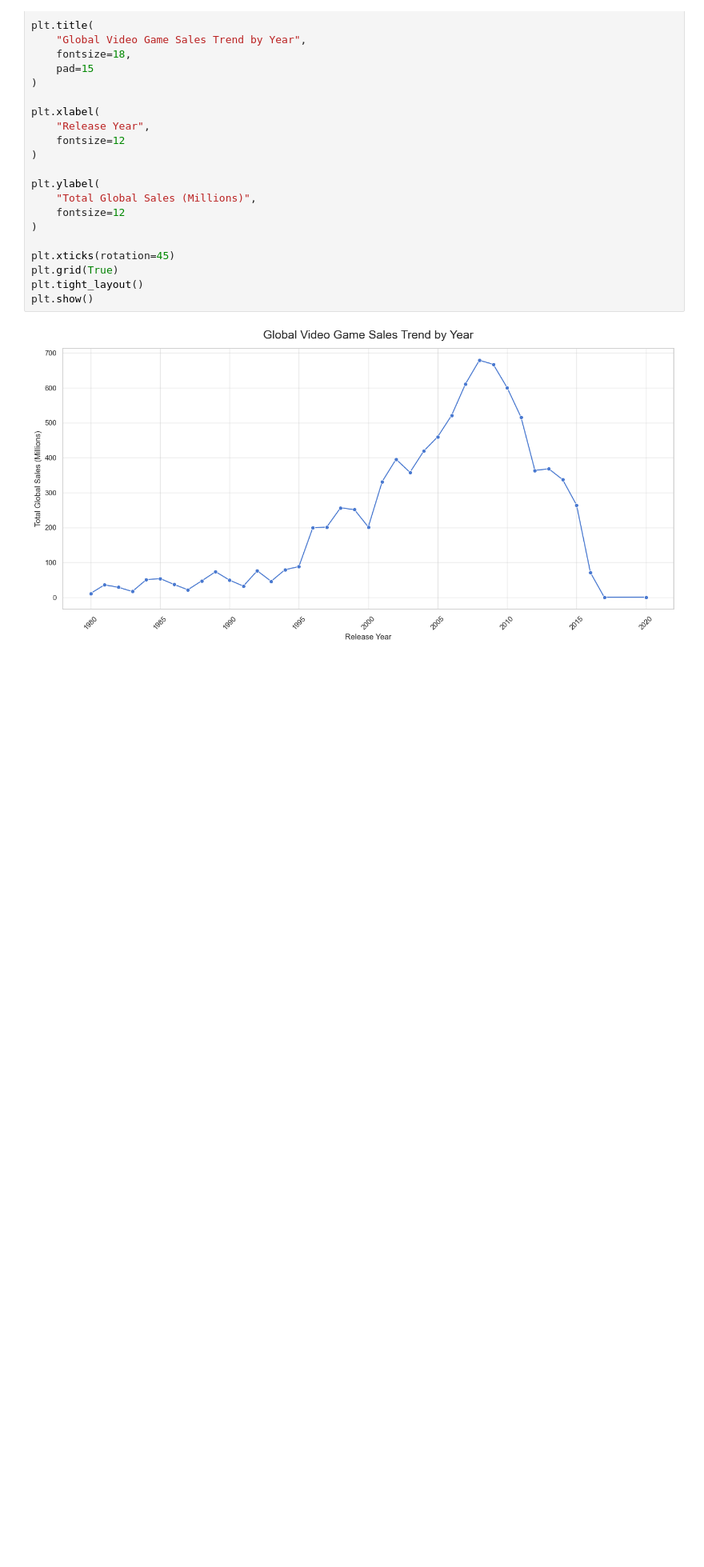
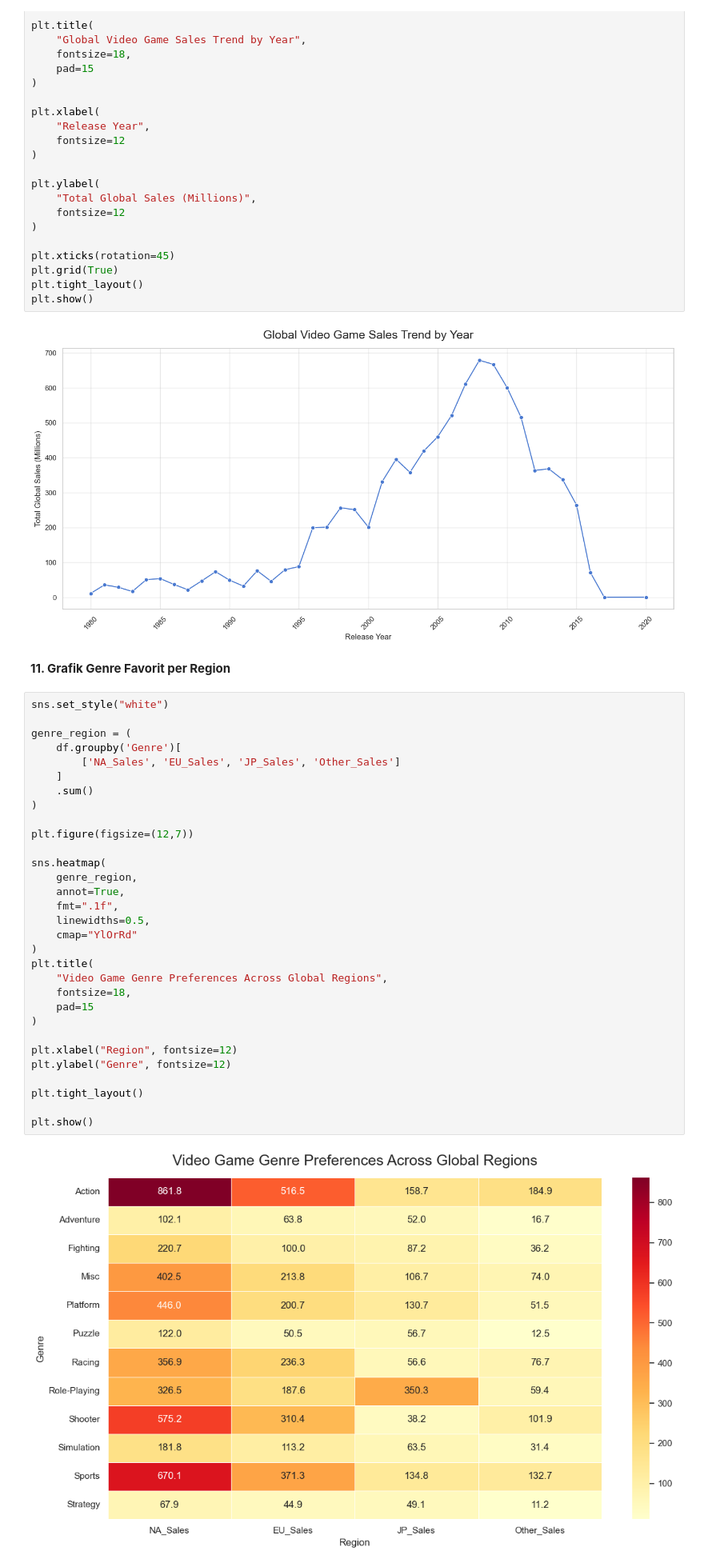
Before and after one commit to MuhammadShidqiHanifUSK/A_UAS_PrakVisDat_Klp5, a Jupyter notebook: notebooks/eda.ipynb, the cells around one changed output. Shown at 80% size. Saved outputs shown, nothing was run; the diff lists cells and outputs as text; blank space fills up the shorter version.

Commit message:
Edit eda.ipynb: Add visualization Favorite Genre Across Global Region

```diff
--- a/notebooks/eda.ipynb
+++ b/notebooks/eda.ipynb
@@ -178,3 +178,38 @@ plt.tight_layout()
 plt.show()
 # %% [output]
 [figure]
+# %% [markdown]
+**11. Grafik Genre Favorit per Region**
+# %%
+sns.set_style("white")
+
+genre_region = (
+    df.groupby('Genre')[
+        ['NA_Sales', 'EU_Sales', 'JP_Sales', 'Other_Sales']
+    ]
+    .sum()
+)
+
+plt.figure(figsize=(12,7))
+
+sns.heatmap(
+    genre_region,
+    annot=True,
+    fmt=".1f",
+    linewidths=0.5,
+    cmap="YlOrRd"
+)
+plt.title(
+    "Video Game Genre Preferences Across Global Regions",
+    fontsize=18,
+    pad=15
+)
+
+plt.xlabel("Region", fontsize=12)
+plt.ylabel("Genre", fontsize=12)
+
+plt.tight_layout()
+
+plt.show()
+# %% [output]
+[figure, added]
```
